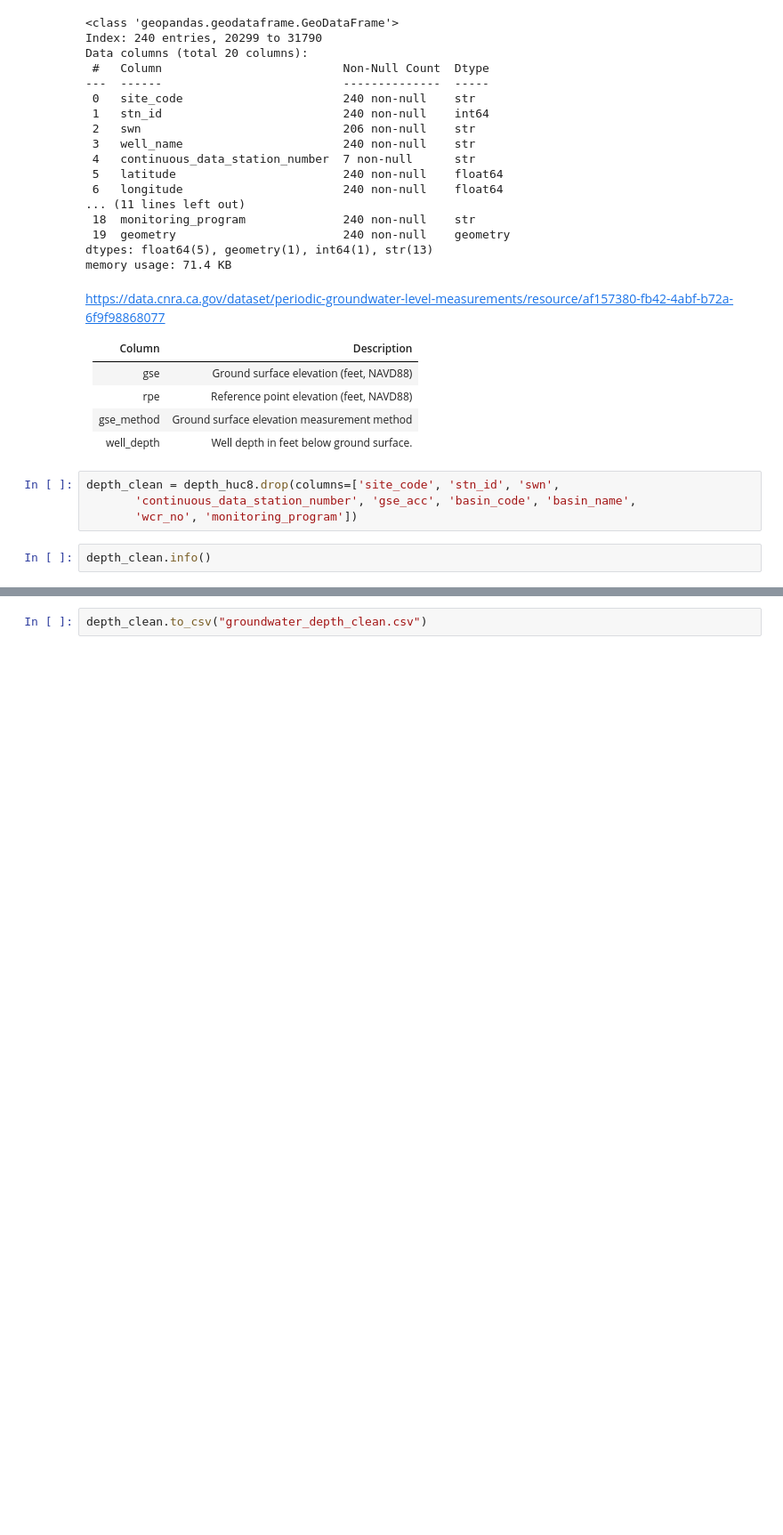
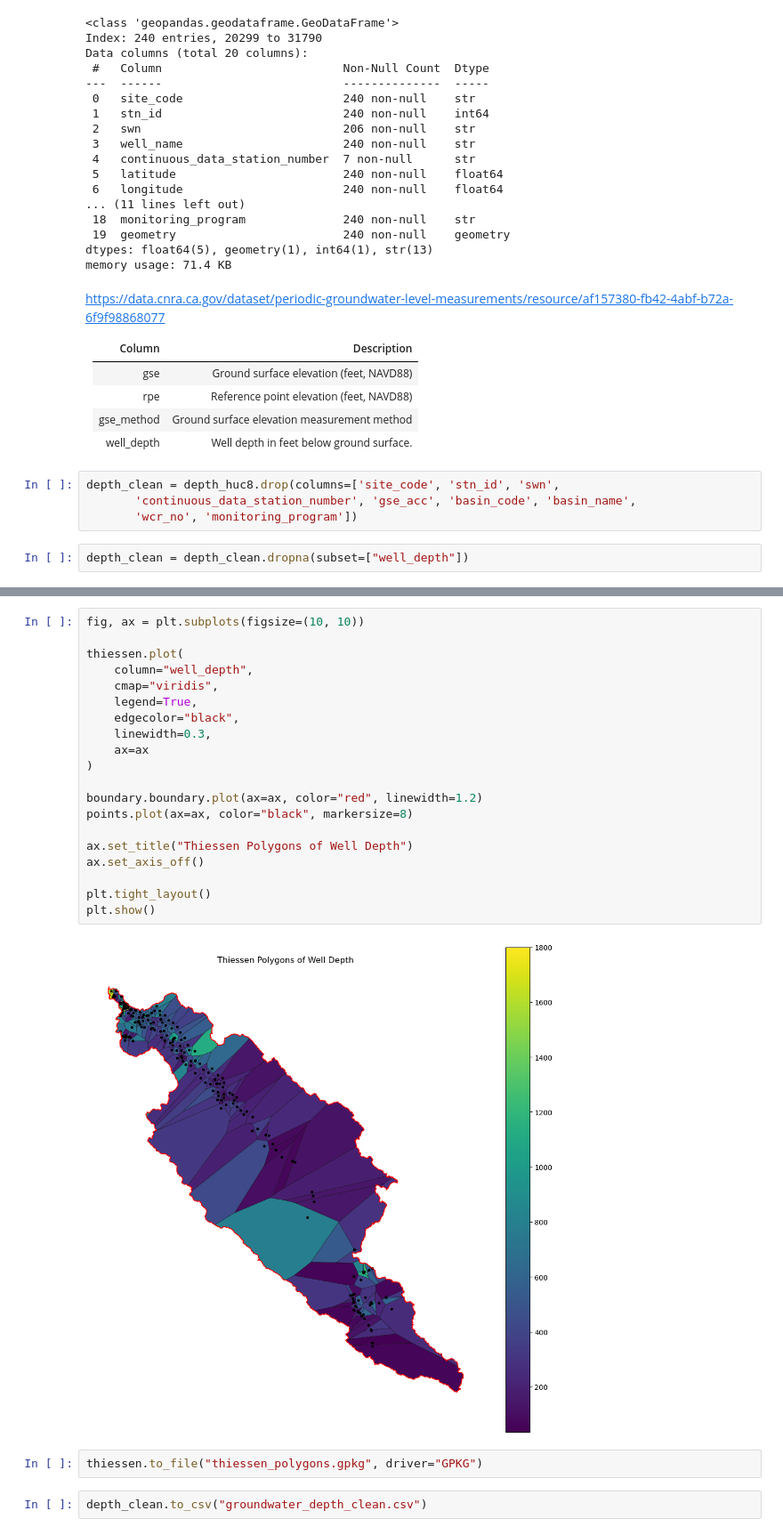
Before and after one commit to Erdos-Projects/fall-2026-infrastructure-placement, a Jupyter notebook: notebooks/groundwater_depth/groundwater_depth_eda.ipynb, the cells around one changed output, grey strips where cells are left out. Shown at 89% size. Saved outputs shown, nothing was run; the diff lists cells and outputs as text; blank space fills up the shorter version.

Commit message:
voronoi polygons and merge functions

```diff
--- a/notebooks/groundwater_depth/groundwater_depth_eda.ipynb
+++ b/notebooks/groundwater_depth/groundwater_depth_eda.ipynb
@@ -146,4 +146,4 @@ depth_clean = depth_huc8.drop(columns=['site_code', 'stn_id', 'swn',
        'continuous_data_station_number', 'gse_acc', 'basin_code', 'basin_name',
        'wcr_no', 'monitoring_program'])
 # %%
-depth_clean.info()
+depth_clean = depth_clean.dropna(subset=["well_depth"])
@@ -169,2 +231,26 @@ memory usage: 36.2 KB
+# %%
+fig, ax = plt.subplots(figsize=(10, 10))
+
+thiessen.plot(
+    column="well_depth",
+    cmap="viridis",
+    legend=True,
+    edgecolor="black",
+    linewidth=0.3,
+    ax=ax
+)
+
+boundary.boundary.plot(ax=ax, color="red", linewidth=1.2)
+points.plot(ax=ax, color="black", markersize=8)
+
+ax.set_title("Thiessen Polygons of Well Depth")
+ax.set_axis_off()
+
+plt.tight_layout()
+plt.show()
+# %% [output]
+[figure, added]
+# %%
+thiessen.to_file("thiessen_polygons.gpkg", driver="GPKG")
 # %%
 depth_clean.to_csv("groundwater_depth_clean.csv")
```
Also changed, not shown: parts of 5 cells of this notebook, 9 other files.
